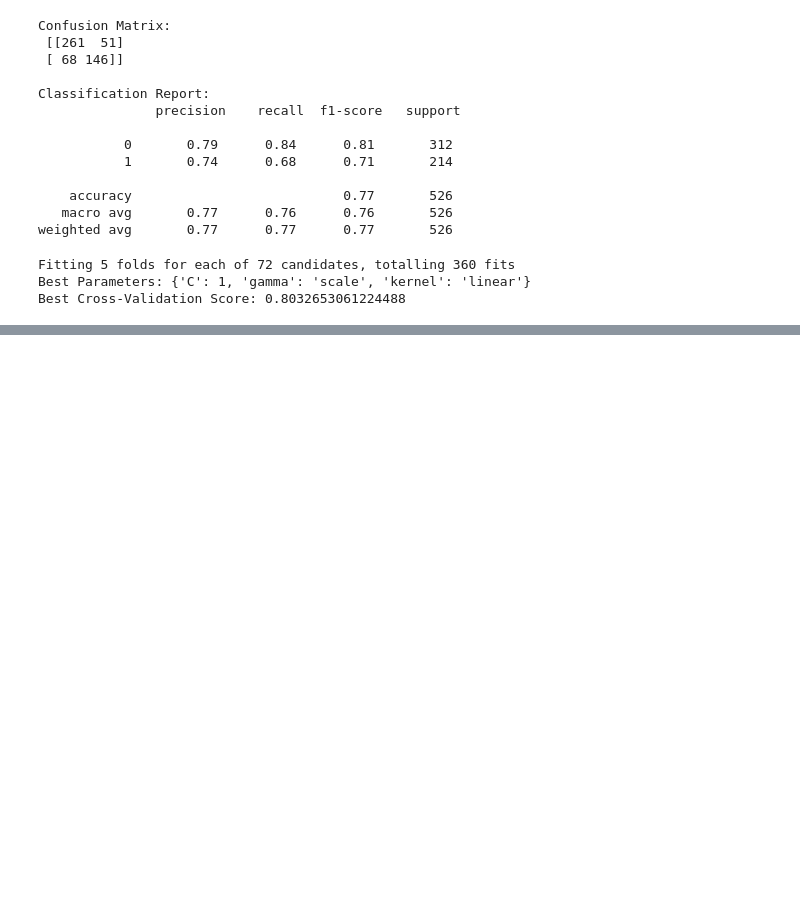
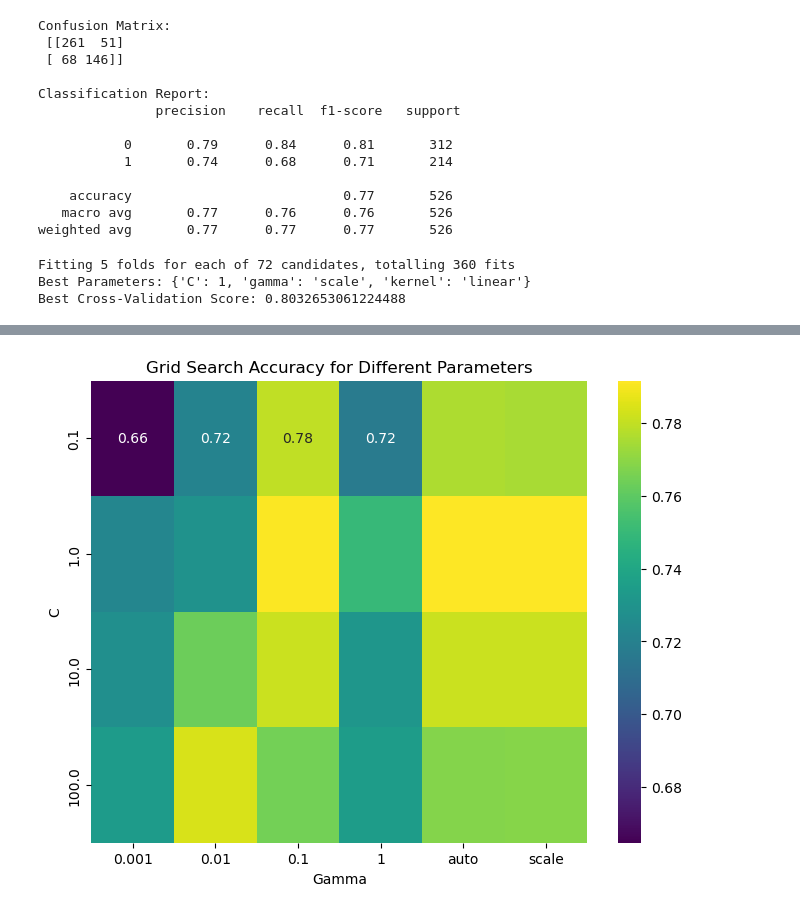
Before and after one commit to cassydm/rockies_moneyball_part-deux, a Jupyter notebook: Project 2/Sando_SVMModel.ipynb, the cells around one changed output, grey strips where cells are left out. Drawn from its saved outputs; the diff is of its cells as text; code cells hidden in the pictures; blank space fills up the shorter version.

```diff
--- a/Project 2/Sando_SVMModel.ipynb
+++ b/Project 2/Sando_SVMModel.ipynb
@@ -127,0 +205,18 @@ Best Cross-Validation Score: 0.8032653061224488
+# %%
+# Extract the grid search results into a DataFrame
+results = pd.DataFrame(grid_search.cv_results_)
+# %%
+
+# Pivot the results DataFrame to create a heatmap for 'C' and 'gamma'
+heatmap_data = results.pivot_table(index='param_C', columns='param_gamma', values='mean_test_score')
+# %%
+
+# Plot the heatmap
+plt.figure(figsize=(8, 6))
+sns.heatmap(heatmap_data, annot=True, cmap='viridis')
+plt.title('Grid Search Accuracy for Different Parameters')
+plt.xlabel('Gamma')
+plt.ylabel('C')
+plt.show()
+# %% [output]
+[figure, added]
```
Also changed, not shown: parts of 8 cells of this notebook.
